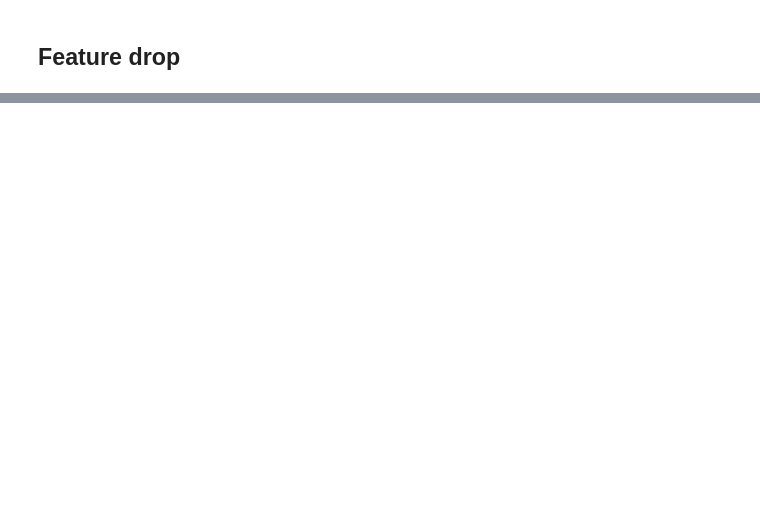
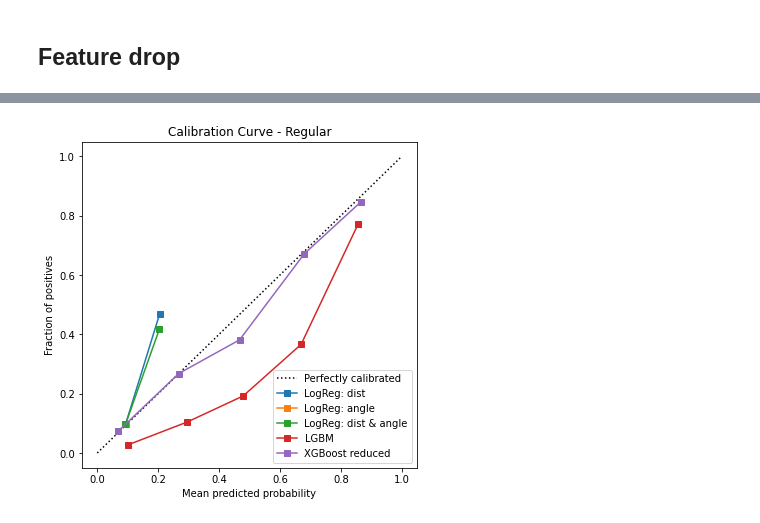
Before and after one commit to DS-IFT6750-project-collaboration/Hockey-all-star-analytics, a Jupyter notebook: run_xgboost.ipynb, the cells around one changed output, grey strips where cells are left out. Saved outputs shown, nothing was run; the diff lists cells and outputs as text; code cells hidden in the pictures; blank space fills up the shorter version.

```diff
--- a/run_xgboost.ipynb
+++ b/run_xgboost.ipynb
@@ -347,0 +349,13 @@ COMET INFO: Still uploading 6 file(s), remaining 694.18 KB/1.15 MB
+# %%
+def all_calibration_curve(y_true, y_results):
+    fig, axs = plt.subplots(1, 1)
+
+    for i in range(y_results.shape[1]):
+         CalibrationDisplay.from_predictions(y_true, y_results.iloc[:, i], ax=axs, name=y_results.columns[i])
+
+    plt.title("Calibration Curve - Regular")
+    plt.show()
+# %%
+all_calibration_curve(y_test_reg, reg_results)
+# %% [output]
+[figure, added]
```
Also changed, not shown: parts of 29 cells of this notebook, 16 other files.
